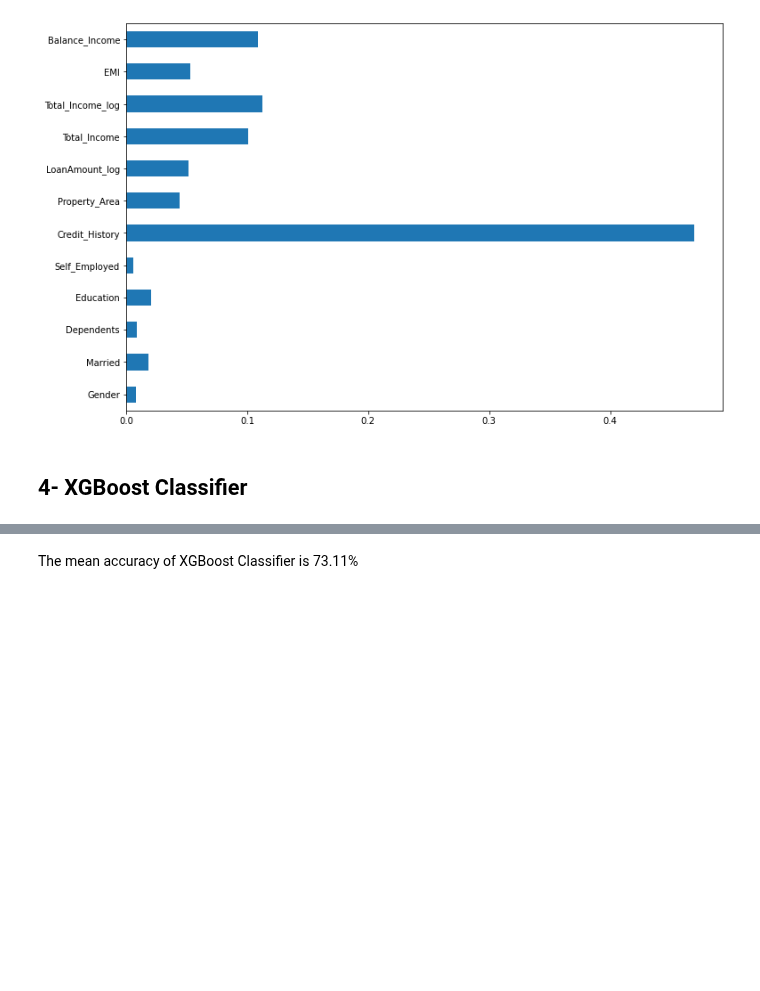
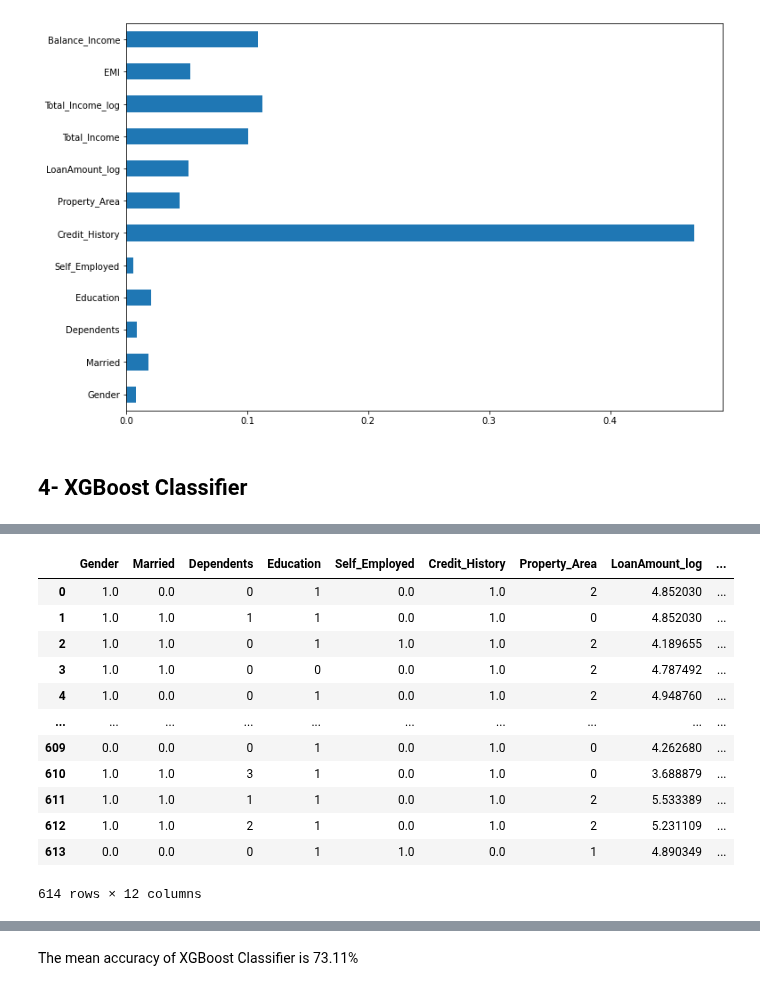
Before and after one commit to sukriti2812/Loan-Approval-Prediction, a Jupyter notebook: Loan Prediction Project.ipynb, the cells around one changed output, grey strips where cells are left out. Drawn from its saved outputs; the diff is of its cells as text; code cells hidden in the pictures; blank space fills up the shorter version.

```diff
--- a/Loan Prediction Project.ipynb
+++ b/Loan Prediction Project.ipynb
@@ -940,0 +938,16 @@ Successfully installed xgboost-1.7.5
+# %%
+X
+# %% [output]
+|  | Gender | Married | Dependents | Education | Self_Employed | Credit_History | Property_Area | LoanAmount_log | ... |
+| 0 | 1.0 | 0.0 | 0 | 1 | 0.0 | 1.0 | 2 | 4.852030 | ... |
+| 1 | 1.0 | 1.0 | 1 | 1 | 0.0 | 1.0 | 0 | 4.852030 | ... |
+| 2 | 1.0 | 1.0 | 0 | 1 | 1.0 | 1.0 | 2 | 4.189655 | ... |
+| 3 | 1.0 | 1.0 | 0 | 0 | 0.0 | 1.0 | 2 | 4.787492 | ... |
+| 4 | 1.0 | 0.0 | 0 | 1 | 0.0 | 1.0 | 2 | 4.948760 | ... |
+| ... | ... | ... | ... | ... | ... | ... | ... | ... | ... |
+| 609 | 0.0 | 0.0 | 0 | 1 | 0.0 | 1.0 | 0 | 4.262680 | ... |
+| 610 | 1.0 | 1.0 | 3 | 1 | 0.0 | 1.0 | 0 | 3.688879 | ... |
+| 611 | 1.0 | 1.0 | 1 | 1 | 0.0 | 1.0 | 2 | 5.533389 | ... |
+| 612 | 1.0 | 1.0 | 2 | 1 | 0.0 | 1.0 | 2 | 5.231109 | ... |
+| 613 | 0.0 | 0.0 | 0 | 1 | 1.0 | 0.0 | 1 | 4.890349 | ... |
+614 rows × 12 columns
```
Also changed, not shown: parts of 12 cells of this notebook.
